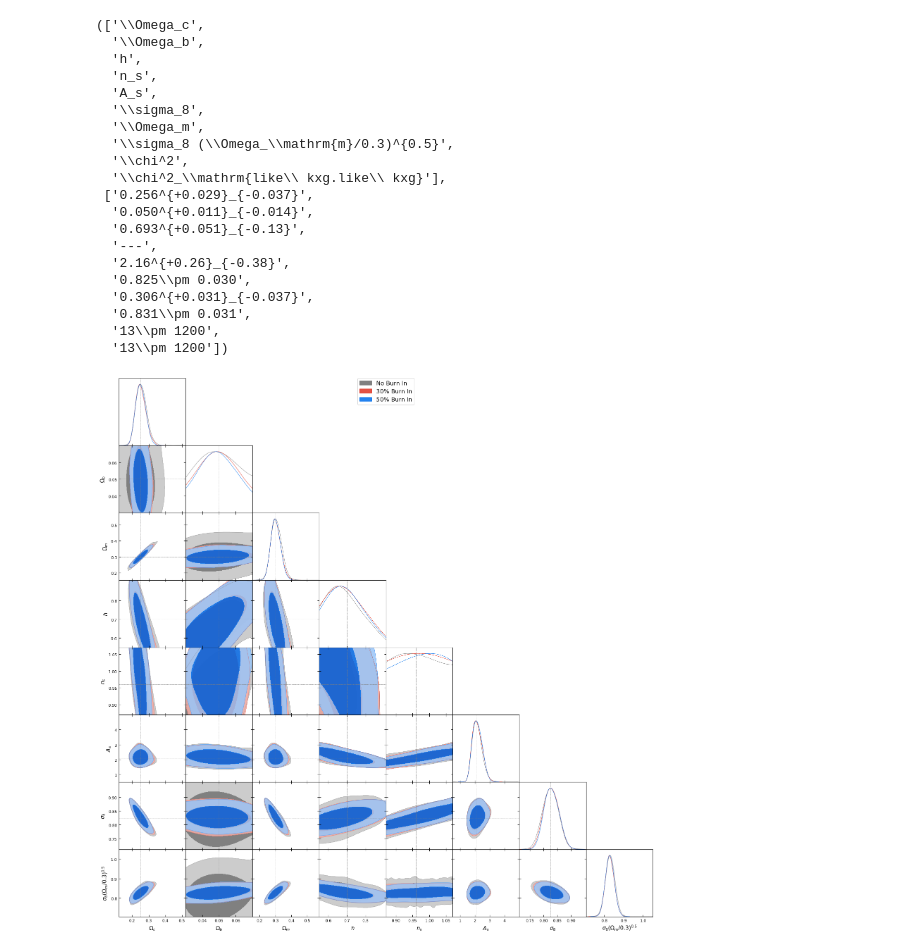
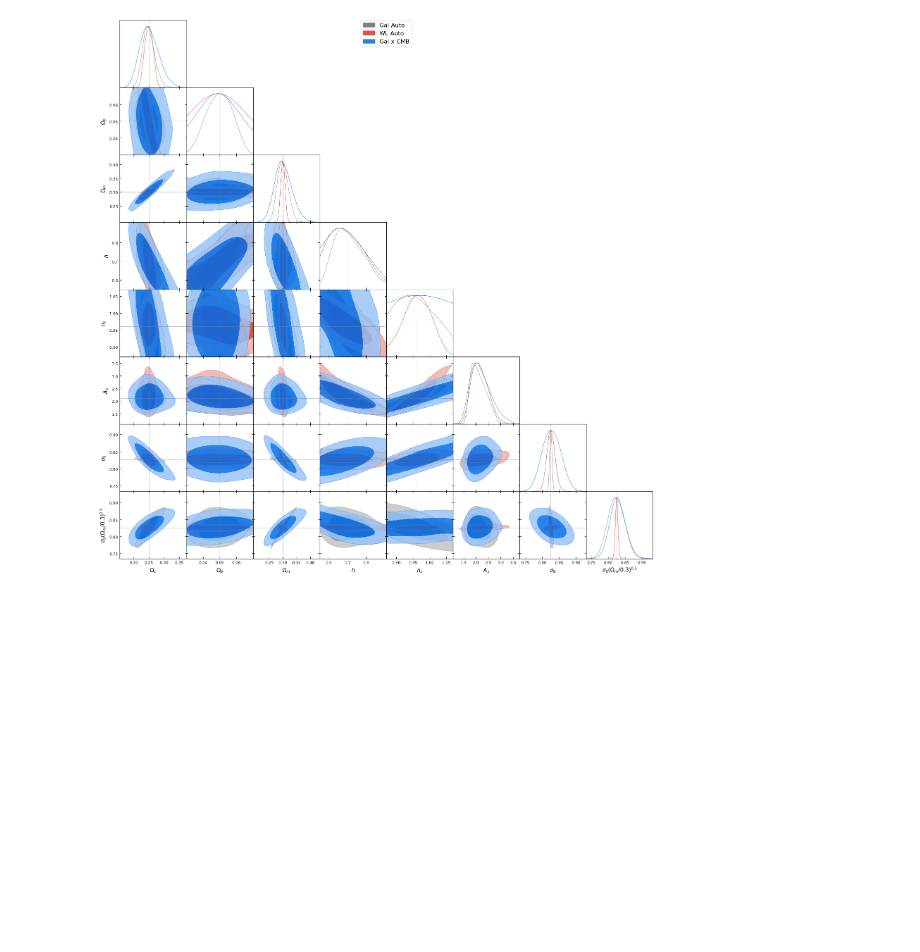
Before and after one commit to gracegibbins/cosmo4cast, a Jupyter notebook: varyparams/chain/chainplots.ipynb, the cells around one changed output. Cells and saved outputs as stored; diff of their text form; code cells hidden in the pictures; blank space fills up the shorter version.

```diff
--- a/varyparams/chain/chainplots.ipynb
+++ b/varyparams/chain/chainplots.ipynb
@@ -7,14 +7,30 @@ import numpy as np
 
 gdplot = gdplt.get_subplot_plotter()
 gdplot.settings.legend_fontsize = 15
+chains = '/home/s1/ggibbins/varyparams/chain/'
 # %%
-chains = '/home/s1/ggibbins/varyparams/chain/kcmbg_only/chains_'
+#Gal Auto
+gal_chains = chains + 'clgg_only/chains_'
+gal_samples = loadMCSamples(gal_chains, settings={'ignore_rows':.3}) #30% burn in
 
-#without removing burn in
-samples = loadMCSamples(chains)
+#WL Auto
+wl_chains = chains + 'kgalkgal_only/chains_'
+wl_samples = loadMCSamples(wl_chains, settings={'ignore_rows':.3}) #30% burn in
 
-#30% burn in
-b30samples = loadMCSamples(chains, settings={'ignore_rows':.3})
+#Gal x CMB
+galcmb_chains = chains + 'kcmbg_only/chains_'
+galcmb_samples = loadMCSamples(galcmb_chains, settings={'ignore_rows':.3}) #30% burn in
 
-#50% burn in
-b50samples = loadMCSamples(chains, settings={'ignore_rows':.5})
+'''
+#WL x CMB -- MISSING
+wlcmb_chains = chains + '
+wlcmb_samples = loadMCSamples(wlcmb_chains, settings={'ignore_rows':.3}) #30% burn in
+'''
+
+#Gal x CMB & WL x CMB Combined
+crosscombo_chains = chains + 'kcmbg_kcmbk_combined/chains_'
+crosscombo_samples = loadMCSamples(crosscombo_chains, settings={'ignore_rows':.3}) #30% burn in
+
+#ALL Probes Combined
+all_chains = chains + 'gg_kk_kcmbg_kcmbk_combined/chains_'
+all_samples = loadMCSamples(all_chains, settings={'ignore_rows':.3}) #30% burn in
@@ -44,7 +37,9 @@ Removed 0.5 as burn in
 # %%
 #WL x CMB constant de ALL param corner plot
 ##ADDDDDD OMEGA M & S8 FID VALUE WHEN FIGURE OUT
-gdplot.triangle_plot([samples, b30samples, b50samples], ["Omega_c","Omega_b","Omega_m","h","n_s","A_sE9","sigma8", "S8"], filled=True,markers={"Omega_c":0.25, "Omega_b":0.05, "Omega_m":0.3, "h":0.7, "n_s":0.96, "A_sE9":2.1, "sigma8":0.825395112586185},legend_labels=['No Burn In','30% Burn In','50% Burn In'])
+gdplot.triangle_plot([gal_samples, wl_samples, galcmb_samples], ["Omega_c","Omega_b","Omega_m","h","n_s","A_sE9","sigma8", "S8"], filled=True,markers={"Omega_c":0.25, "Omega_b":0.05, "Omega_m":0.3, "h":0.7, "n_s":0.96, "A_sE9":2.1, "sigma8":0.825395112586185, "S8":0.825395112586185},legend_labels=['Gal Auto','WL Auto', 'Gal x CMB'])
 
-samples.getLatex()
+gal_samples.getLatex()
+wl_samples.getLatex()
+wlcmb_samples.getLatex()
 # %% [output]
@@ -63,21 +66 @@ WARNING:root:fine_bins not large enough to well sample smoothing scale - chi2__l
-(['\\Omega_c',
-  '\\Omega_b',
-  'h',
-  'n_s',
-  'A_s',
-  '\\sigma_8',
-  '\\Omega_m',
-  '\\sigma_8 (\\Omega_\\mathrm{m}/0.3)^{0.5}',
-  '\\chi^2',
-  '\\chi^2_\\mathrm{like\\ kxg.like\\ kxg}'],
- ['0.256^{+0.029}_{-0.037}',
-  '0.050^{+0.011}_{-0.014}',
-  '0.693^{+0.051}_{-0.13}',
-  '---',
-  '2.16^{+0.26}_{-0.38}',
-  '0.825\\pm 0.030',
-  '0.306^{+0.031}_{-0.037}',
-  '0.831\\pm 0.031',
-  '13\\pm 1200',
-  '13\\pm 1200'])
-[figure, old version]
+[figure, new version]
```
Also changed, not shown: parts of 8 cells of this notebook, 2 other files.
